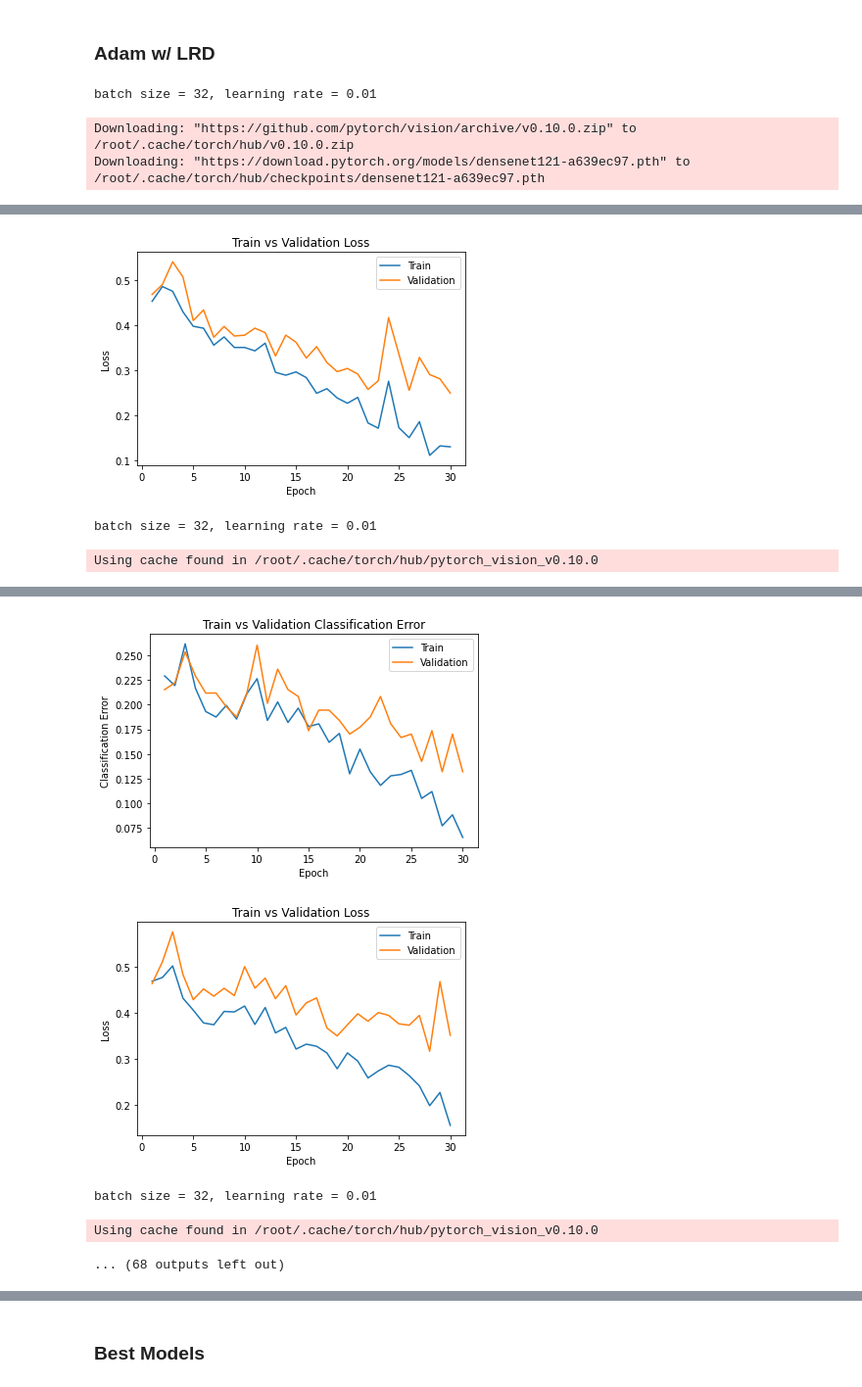
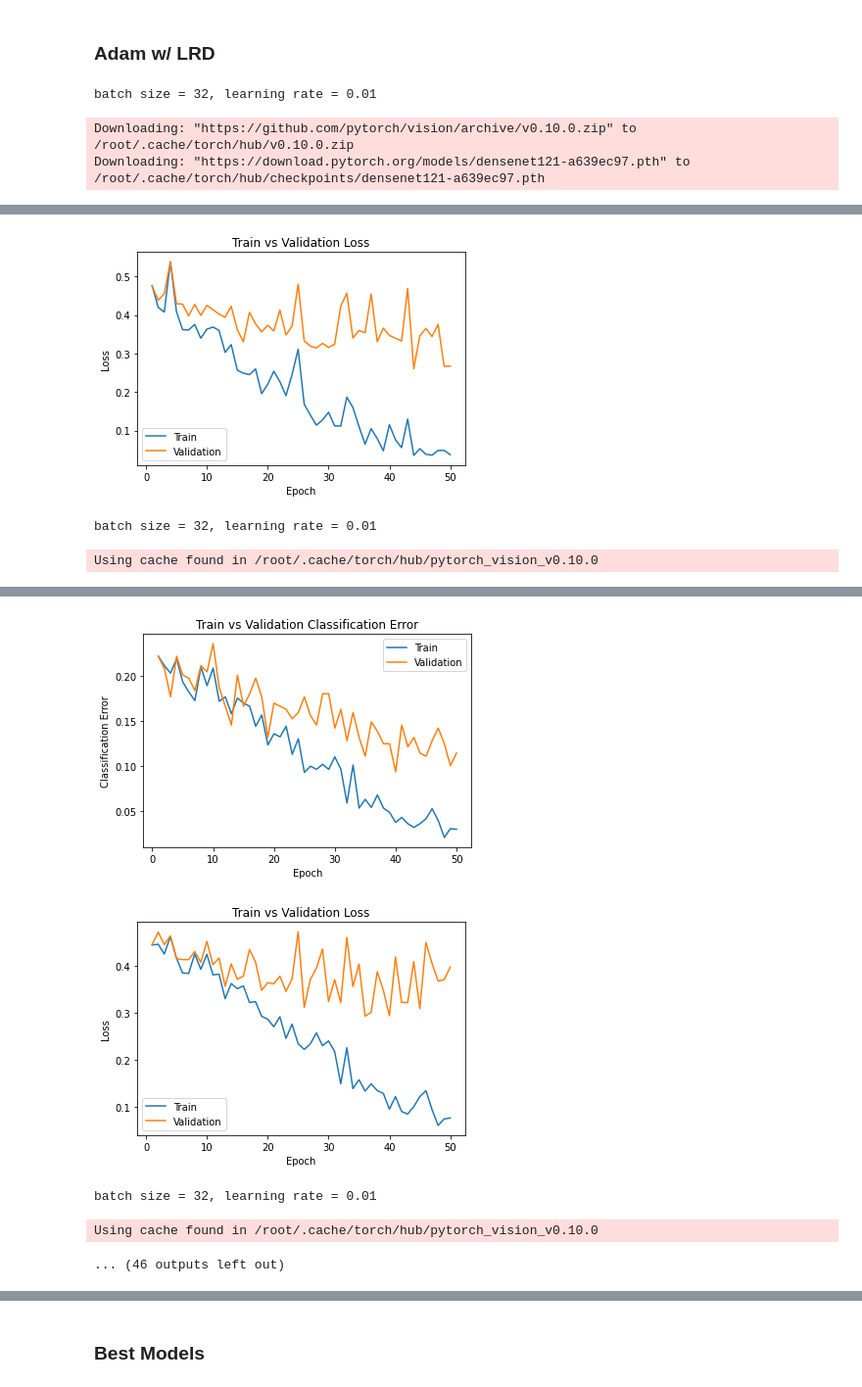
Before and after one commit to lisijia6/Exploring-Optimization-in-Deep-Learning-with-Various-Algorithms, a Jupyter notebook: Notebooks/Model_Architecture_Adam_AdamLRD.ipynb, the cells around one changed output, grey strips where cells are left out. Shown at 98% size. Cells and saved outputs as stored; diff of their text form; code cells hidden in the pictures.

```diff
--- a/Notebooks/Model_Architecture_Adam_AdamLRD.ipynb
+++ b/Notebooks/Model_Architecture_Adam_AdamLRD.ipynb
@@ -488,10 +488,10 @@ for bs in bs_list:
     else:
       print("CUDA not available...")
     other_param_names = 'lr{}'.format(lr)
-    train(model, train_loader, val_loader, optimizer, other_param_names, batch_size=bs, num_epochs=30)
+    train(model, train_loader, val_loader, optimizer, other_param_names, batch_size=bs, num_epochs=50)
 
     # Plotting
-    model_path = get_model_name('densenet121Classifier_adam', bs, other_param_names, epoch=30)
-    plot_training_curve(model_path, epochs=30)
+    model_path = get_model_name('densenet121Classifier_adam', bs, other_param_names, epoch=50)
+    plot_training_curve(model_path, epochs=50)
 # %% [output]
 batch size = 32, learning rate = 0.01
@@ -564,11 +565,11 @@ for bs in bs_list:
       else:
         print("CUDA not available...")
       other_param_names = 'lr{}_lrd{}'.format(lr, lrd)
-      train(model, train_loader, val_loader, optimizer, other_param_names, batch_size=bs, num_epochs=30)
+      train(model, train_loader, val_loader, optimizer, other_param_names, batch_size=bs, num_epochs=50)
 
       # Plotting
-      model_path = get_model_name('densenet121Classifier_adamLRD', bs, other_param_names, epoch=30)
-      plot_training_curve(model_path, epochs=30)
+      model_path = get_model_name('densenet121Classifier_adamLRD', bs, other_param_names, epoch=50)
+      plot_training_curve(model_path, epochs=50)
 # %% [output]
 batch size = 32, learning rate = 0.01
 Downloading: "https://github.com/pytorch/vision/archive/v0.10.0.zip" to /root/.cache/torch/hub/v0.10.0.zip
@@ -594,4 +595,4 @@ Final Training Error: 0.04861111111111111
-[figure, old version]
+[figure, new version]
 batch size = 32, learning rate = 0.01
 Using cache found in /root/.cache/torch/hub/pytorch_vision_v0.10.0
 {'lr': 0.01, 'lrd': 0.4}
@@ -614,5 +615,5 @@ Final Training Error: 0.06527777777777778
-[figure, old version]
+[figure, new version]
-[figure, old version]
+[figure, new version]
 batch size = 32, learning rate = 0.01
 Using cache found in /root/.cache/torch/hub/pytorch_vision_v0.10.0
-... (68 outputs left out)
+... (46 outputs left out)
```
Also changed, not shown: parts of 12 cells of this notebook.
